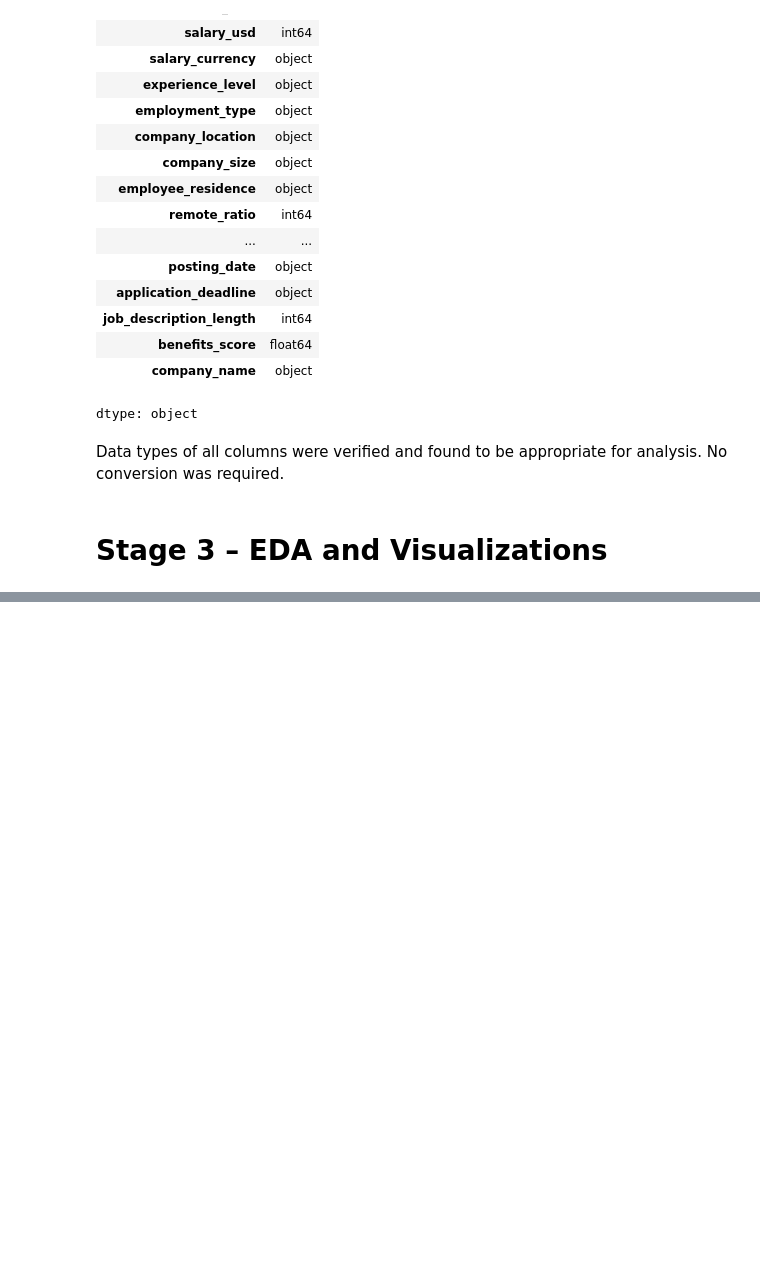
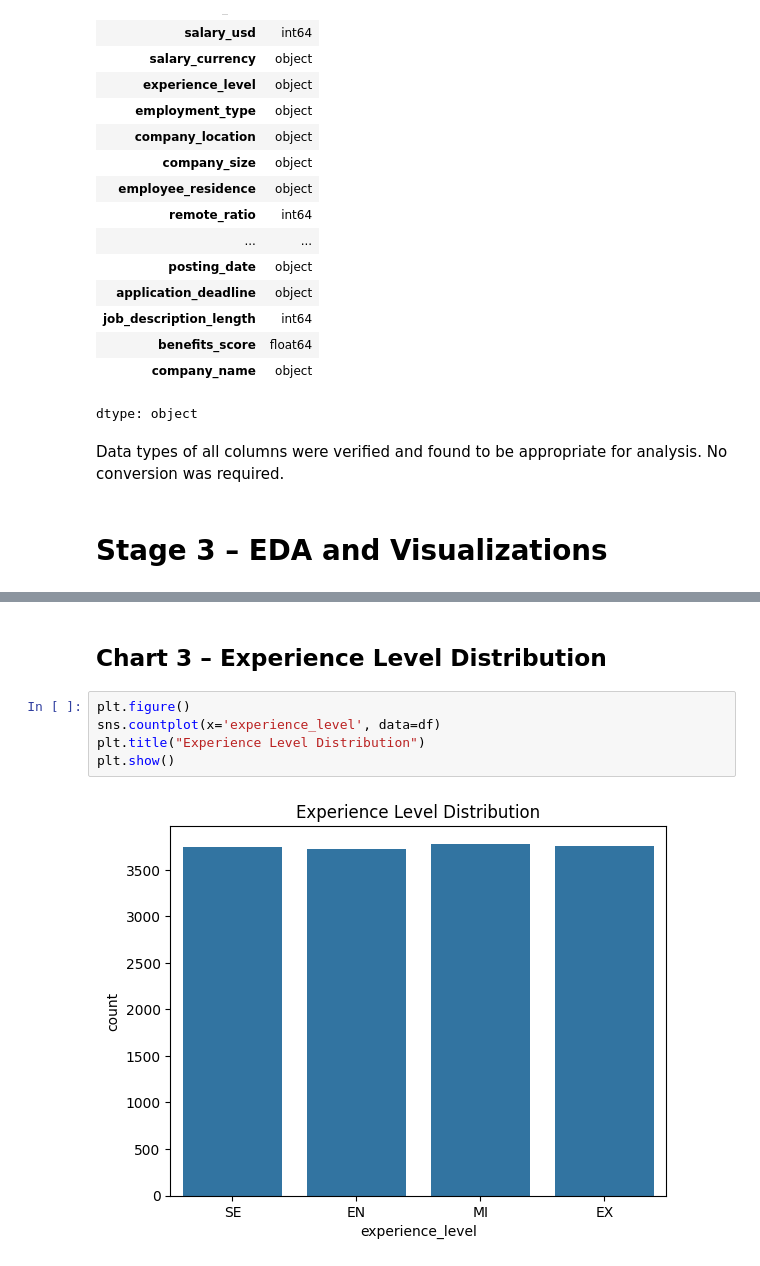
Before and after one commit to kavibharathi-r56/AI-Job-Market-Analysis, a Jupyter notebook: AI_Job_Market.ipynb, the cells around one changed output, grey strips where cells are left out. Cells and saved outputs as stored; diff of their text form; blank space fills up the shorter version.

```diff
--- a/AI_Job_Market.ipynb
+++ b/AI_Job_Market.ipynb
@@ -187,0 +218,9 @@ Data types of all columns were verified and found to be appropriate for analysis
+# %% [markdown]
+## Chart 3 – Experience Level Distribution
+# %%
+plt.figure()
+sns.countplot(x='experience_level', data=df)
+plt.title("Experience Level Distribution")
+plt.show()
+# %% [output]
+[figure, added]
```
Also changed, not shown: parts of 29 cells of this notebook.
